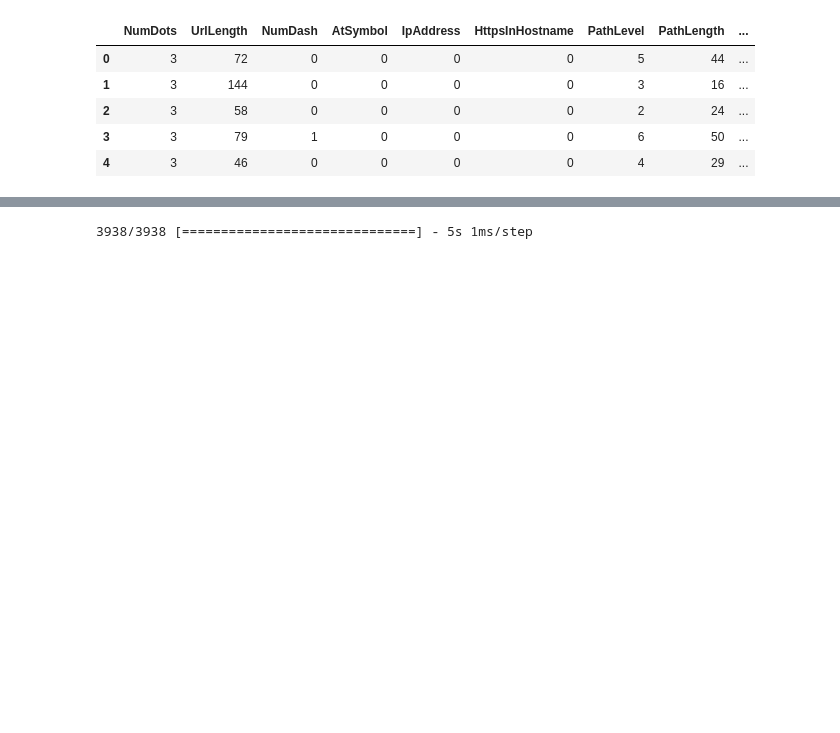
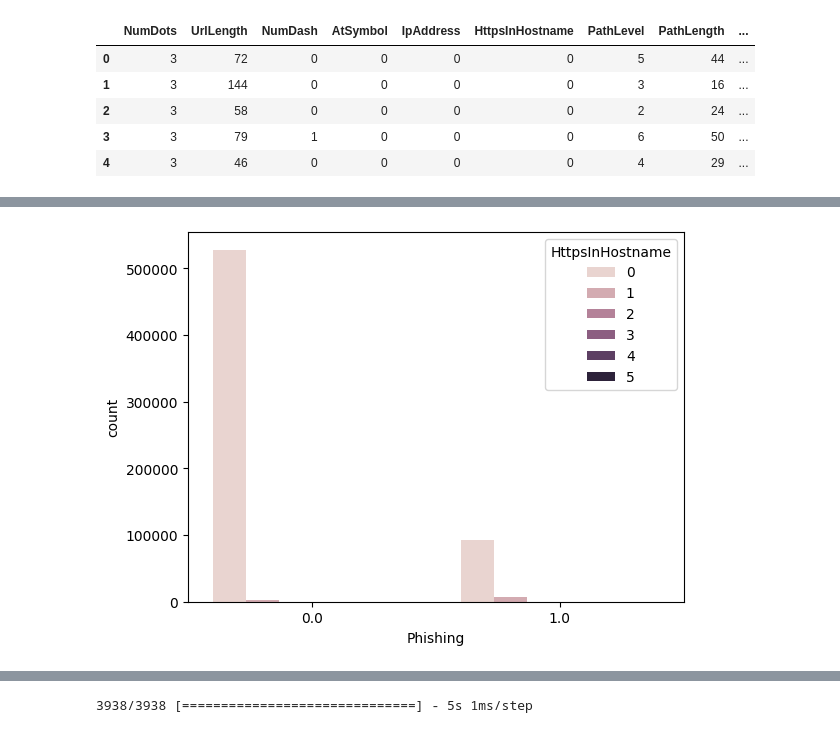
Before and after one commit to relmarrakchy/phishing-URL-detection, a Jupyter notebook: phishing_detection.ipynb, the cells around one changed output, grey strips where cells are left out. Cells and saved outputs as stored; diff of their text form; code cells hidden in the pictures; blank space fills up the shorter version.

```diff
--- a/phishing_detection.ipynb
+++ b/phishing_detection.ipynb
@@ -111,0 +133,5 @@ Name: IpAddress, dtype: int64
+# %%
+sns.countplot(data=dataset, x="Phishing", hue="HttpsInHostname")
+plt.show()
+# %% [output]
+[figure, added]
```
Also changed, not shown: parts of 30 cells of this notebook.
